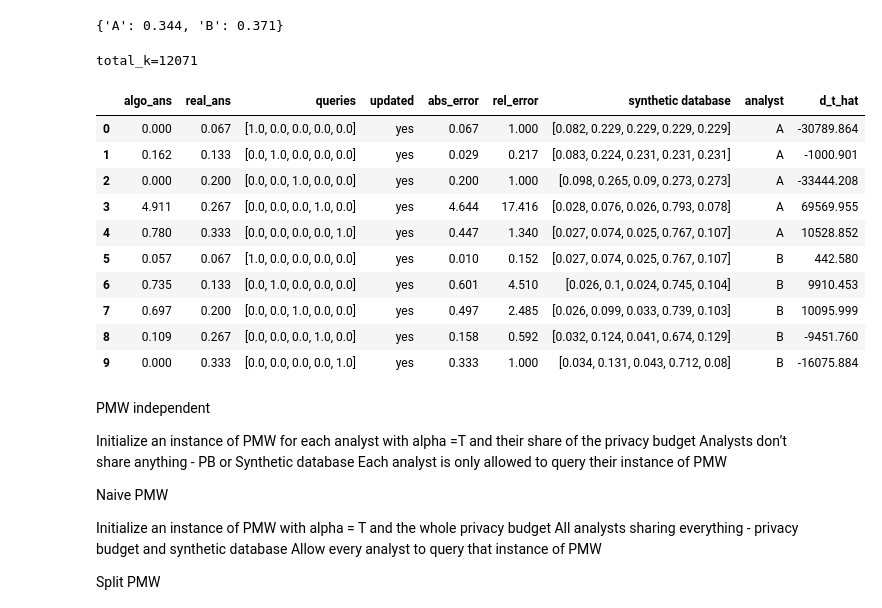
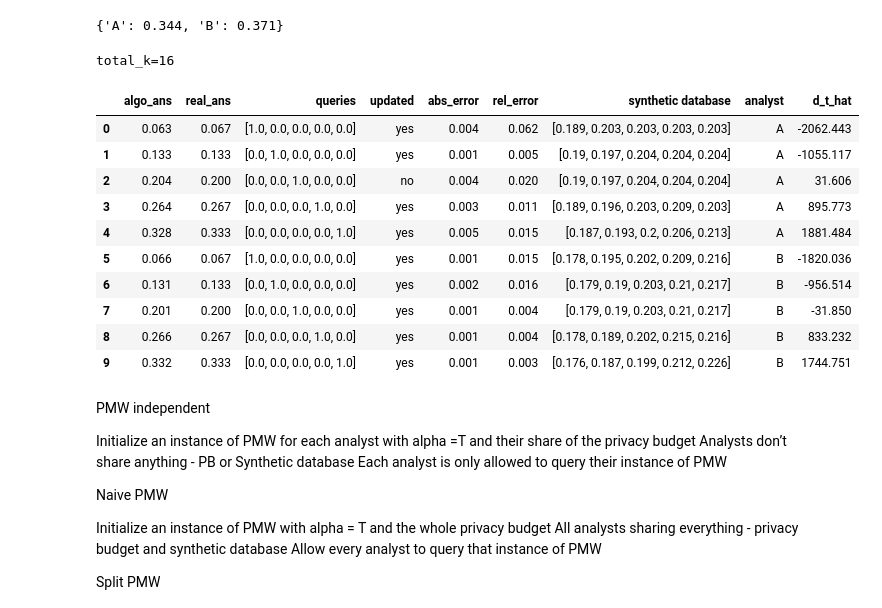
Before and after one commit to yikai-wu/Multi-Analyst-DP, a Jupyter notebook: src/online/pmw-versions.ipynb, the cells around one changed output. Saved outputs shown, nothing was run; the diff lists cells and outputs as text; code cells hidden in the pictures.

```diff
--- a/src/online/pmw-versions.ipynb
+++ b/src/online/pmw-versions.ipynb
@@ -596,7 +602,7 @@ def pmw_naive(workload, x, analyst_labels, T, eps=0.01, total_k=None,
 
     # initialize total_k, the total number of update steps if not default
     if total_k == None:
-        total_k = round(n * math.log(math.sqrt(m)))
+        total_k = round(n * math.log(math.sqrt(m))/770)
         print(f'{total_k=}')
 
     def lazy_round():
@@ -718,45 +724,45 @@ def pmw_naive(workload, x, analyst_labels, T, eps=0.01, total_k=None,
             'queries': workload.tolist(),
             'updated': update_list,
             'abs_error': abs_error,
             'rel_error': rel_error,
             'synthetic database': x_list,
             'analyst': analyst_labels,
             'd_t_hat': d_t_hat_list,
 
              }
         test_data = pd.DataFrame(data=d)
         test_data = test_data.round(3)
         return test_data
 
     if to_return == "error":
         d = {'analyst': analyst_labels,
              'abs_error': abs_error,
              'rel_error': rel_error,}
         data = pd.DataFrame(data=d)
         data = data.round(3)
 
         analyst_error = {}
         for analyst in list(sorted(analyst_labels)):
             analyst_error[analyst] = data[data.analyst==analyst]['abs_error'].sum()
         return analyst_error
 
 x_example = np.array([1000, 2000, 3000, 4000, 5000])
 
 pmw_naive(np.vstack((online_workloads.identity(5), online_workloads.identity(5))),
-     x_example, ['A'] * 5 + ['B'] * 5, eps=1, T=40, total_k = 5)
+     x_example, ['A'] * 5 + ['B'] * 5, eps=1, T=40) #, total_k = 5)
 # %% [output]
-total_k=12071
+total_k=16
 |  | algo_ans | real_ans | queries | updated | abs_error | rel_error | synthetic database | analyst | d_t_hat |
-| 0 | 0.000 | 0.067 | [1.0, 0.0, 0.0, 0.0, 0.0] | yes | 0.067 | 1.000 | [0.082, 0.229, 0.229, 0.229, 0.229] | A | -30789.864 |
-| 1 | 0.162 | 0.133 | [0.0, 1.0, 0.0, 0.0, 0.0] | yes | 0.029 | 0.217 | [0.083, 0.224, 0.231, 0.231, 0.231] | A | -1000.901 |
-| 2 | 0.000 | 0.200 | [0.0, 0.0, 1.0, 0.0, 0.0] | yes | 0.200 | 1.000 | [0.098, 0.265, 0.09, 0.273, 0.273] | A | -33444.208 |
-| 3 | 4.911 | 0.267 | [0.0, 0.0, 0.0, 1.0, 0.0] | yes | 4.644 | 17.416 | [0.028, 0.076, 0.026, 0.793, 0.078] | A | 69569.955 |
-| 4 | 0.780 | 0.333 | [0.0, 0.0, 0.0, 0.0, 1.0] | yes | 0.447 | 1.340 | [0.027, 0.074, 0.025, 0.767, 0.107] | A | 10528.852 |
-| 5 | 0.057 | 0.067 | [1.0, 0.0, 0.0, 0.0, 0.0] | yes | 0.010 | 0.152 | [0.027, 0.074, 0.025, 0.767, 0.107] | B | 442.580 |
-| 6 | 0.735 | 0.133 | [0.0, 1.0, 0.0, 0.0, 0.0] | yes | 0.601 | 4.510 | [0.026, 0.1, 0.024, 0.745, 0.104] | B | 9910.453 |
-| 7 | 0.697 | 0.200 | [0.0, 0.0, 1.0, 0.0, 0.0] | yes | 0.497 | 2.485 | [0.026, 0.099, 0.033, 0.739, 0.103] | B | 10095.999 |
-| 8 | 0.109 | 0.267 | [0.0, 0.0, 0.0, 1.0, 0.0] | yes | 0.158 | 0.592 | [0.032, 0.124, 0.041, 0.674, 0.129] | B | -9451.760 |
-| 9 | 0.000 | 0.333 | [0.0, 0.0, 0.0, 0.0, 1.0] | yes | 0.333 | 1.000 | [0.034, 0.131, 0.043, 0.712, 0.08] | B | -16075.884 |
+| 0 | 0.063 | 0.067 | [1.0, 0.0, 0.0, 0.0, 0.0] | yes | 0.004 | 0.062 | [0.189, 0.203, 0.203, 0.203, 0.203] | A | -2062.443 |
+| 1 | 0.133 | 0.133 | [0.0, 1.0, 0.0, 0.0, 0.0] | yes | 0.001 | 0.005 | [0.19, 0.197, 0.204, 0.204, 0.204] | A | -1055.117 |
+| 2 | 0.204 | 0.200 | [0.0, 0.0, 1.0, 0.0, 0.0] | no | 0.004 | 0.020 | [0.19, 0.197, 0.204, 0.204, 0.204] | A | 31.606 |
+| 3 | 0.264 | 0.267 | [0.0, 0.0, 0.0, 1.0, 0.0] | yes | 0.003 | 0.011 | [0.189, 0.196, 0.203, 0.209, 0.203] | A | 895.773 |
+| 4 | 0.328 | 0.333 | [0.0, 0.0, 0.0, 0.0, 1.0] | yes | 0.005 | 0.015 | [0.187, 0.193, 0.2, 0.206, 0.213] | A | 1881.484 |
+| 5 | 0.066 | 0.067 | [1.0, 0.0, 0.0, 0.0, 0.0] | yes | 0.001 | 0.015 | [0.178, 0.195, 0.202, 0.209, 0.216] | B | -1820.036 |
+| 6 | 0.131 | 0.133 | [0.0, 1.0, 0.0, 0.0, 0.0] | yes | 0.002 | 0.016 | [0.179, 0.19, 0.203, 0.21, 0.217] | B | -956.514 |
+| 7 | 0.201 | 0.200 | [0.0, 0.0, 1.0, 0.0, 0.0] | yes | 0.001 | 0.004 | [0.179, 0.19, 0.203, 0.21, 0.217] | B | -31.850 |
+| 8 | 0.266 | 0.267 | [0.0, 0.0, 0.0, 1.0, 0.0] | yes | 0.001 | 0.004 | [0.178, 0.189, 0.202, 0.215, 0.216] | B | 833.232 |
+| 9 | 0.332 | 0.333 | [0.0, 0.0, 0.0, 0.0, 1.0] | yes | 0.001 | 0.003 | [0.176, 0.187, 0.199, 0.212, 0.226] | B | 1744.751 |
 # %% [markdown]
 PMW independent
 
```
Also changed, not shown: parts of 3 cells of this notebook.
